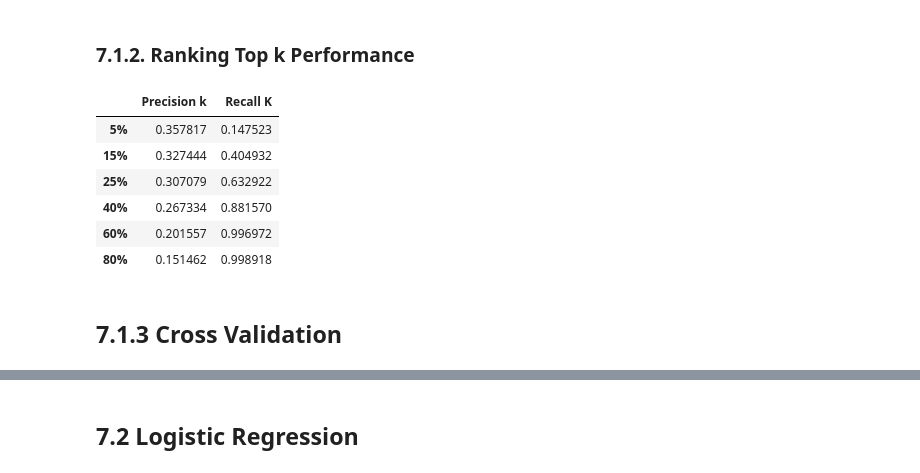
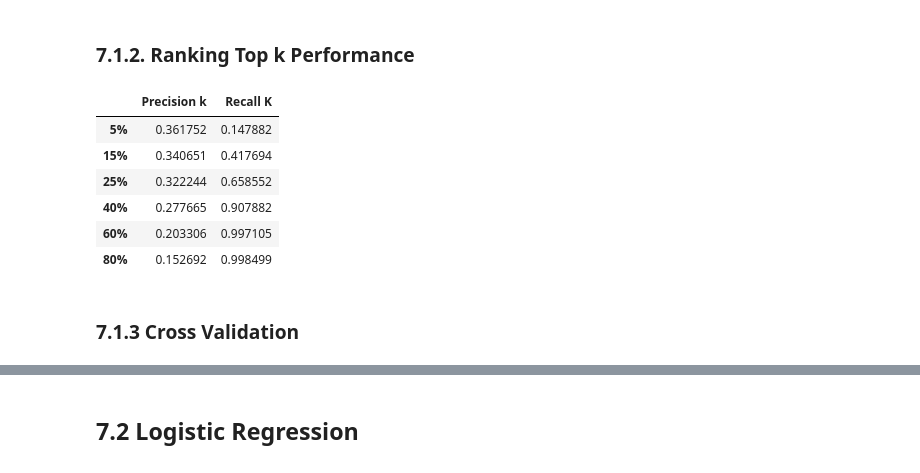
Before and after one commit to LucasAsilveira/PA04-Health-Insurance-Cross-Sell, a Jupyter notebook: Project_Health_Insurance.ipynb, the cells around one changed output, grey strips where cells are left out. Saved outputs shown, nothing was run; the diff lists cells and outputs as text; code cells hidden in the pictures.

```diff
--- a/Project_Health_Insurance.ipynb
+++ b/Project_Health_Insurance.ipynb
@@ -1030,48 +1179,25 @@ skplt.metrics.plot_lift_curve( y_val, yhat_knn ).figure.set_size_inches(12, 8);
 # %%
  # copy dataframe
 dfknn = x_validation.copy()
 dfknn['response'] = y_validation.copy()
 
 # propensity score
 dfknn['score'] = yhat_knn[:, 1].tolist()
 
 # sort clients by propensity score
 dfknn = dfknn.sort_values( 'score', ascending=False )
 
-#Compute precision at k
-precision_at_knn_5percent,  data = precision_at_k( dfknn, k=round(len(df7) * 0.05) )
-precision_at_knn_15percent, data = precision_at_k( dfknn, k=round(len(df7) * 0.15) )
-precision_at_knn_25percent, data = precision_at_k( dfknn, k=round(len(df7) * 0.25) )
-precision_at_knn_40percent, data = precision_at_k( dfknn, k=round(len(df7) * 0.40) )
-precision_at_knn_60percent, data = precision_at_k( dfknn, k=round(len(df7) * 0.60) )
-precision_at_knn_80percent, data = precision_at_k( dfknn, k=round(len(df7) * 0.80) )
-
-#precision k table
-precision_at_knn = [precision_at_knn_5percent, precision_at_knn_15percent, precision_at_knn_25percent,
-                   precision_at_knn_40percent, precision_at_knn_60percent, precision_at_knn_80percent]
-
-percent_k ={0: '5%', 1: '15%', 2: '25%', 3: '40%', 4: '60%', 5: '80%'}
-
-#Compute recall at k
-recall_5percent,  data = recall_at_k( dfknn, k=round(len(df7) * 0.05) )
-recall_15percent, data = recall_at_k( dfknn, k=round(len(df7) * 0.15) )
-recall_25percent, data = recall_at_k( dfknn, k=round(len(df7) * 0.25) )
-recall_40percent, data = recall_at_k( dfknn, k=round(len(df7) * 0.40) )
-recall_60percent, data = recall_at_k( dfknn, k=round(len(df7) * 0.60) )
-recall_80percent, data = recall_at_k( dfknn, k=round(len(df7) * 0.80) )
-
-#recall k table
-recall_knn = [recall_5percent, recall_15percent, recall_25percent,
-                   recall_40percent, recall_60percent, recall_80percent]
-df_knn_rank_k = pd.DataFrame({'Precision k': precision_at_knn, 'Recall K': recall_knn }).rename(index = percent_k)
-df_knn_rank_k
+# table performance top k
+df_performancek_knn = top_k_performance( dfknn, df7 )
+precision_at_knn = df_performancek_knn['Precision k'].tolist()
+df_performancek_knn
 # %% [output]
 |  | Precision k | Recall K |
-| 5% | 0.357817 | 0.147523 |
-| 15% | 0.327444 | 0.404932 |
-| 25% | 0.307079 | 0.632922 |
-| 40% | 0.267334 | 0.881570 |
-| 60% | 0.201557 | 0.996972 |
-| 80% | 0.151462 | 0.998918 |
+| 5% | 0.361752 | 0.147882 |
+| 15% | 0.340651 | 0.417694 |
+| 25% | 0.322244 | 0.658552 |
+| 40% | 0.277665 | 0.907882 |
+| 60% | 0.203306 | 0.997105 |
+| 80% | 0.152692 | 0.998499 |
 # %% [markdown]
-## 7.1.3 Cross Validation
+### 7.1.3 Cross Validation
```
Also changed, not shown: parts of 40 cells of this notebook.
